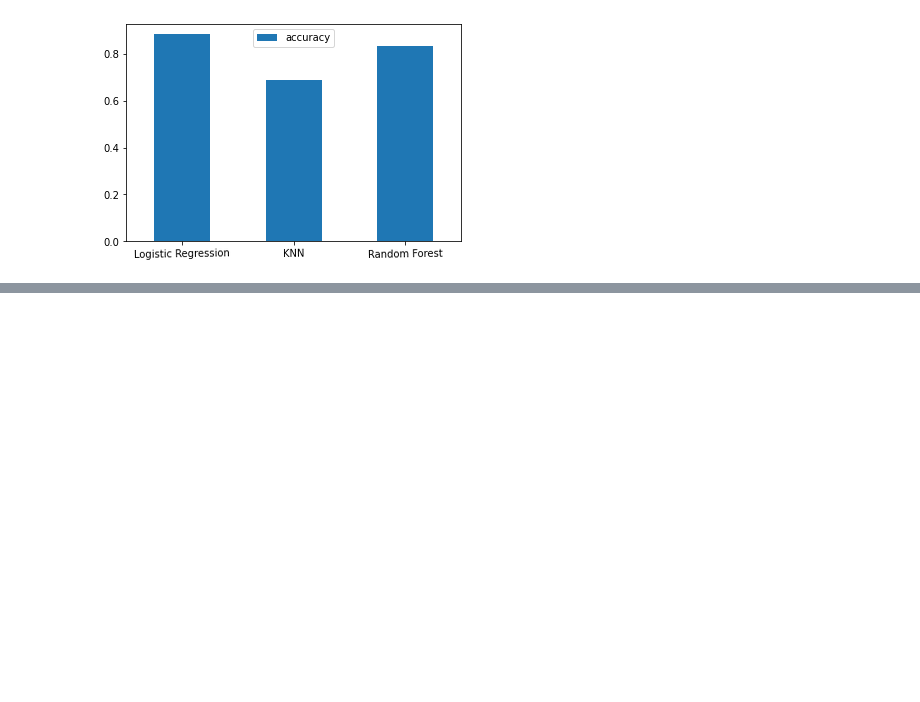
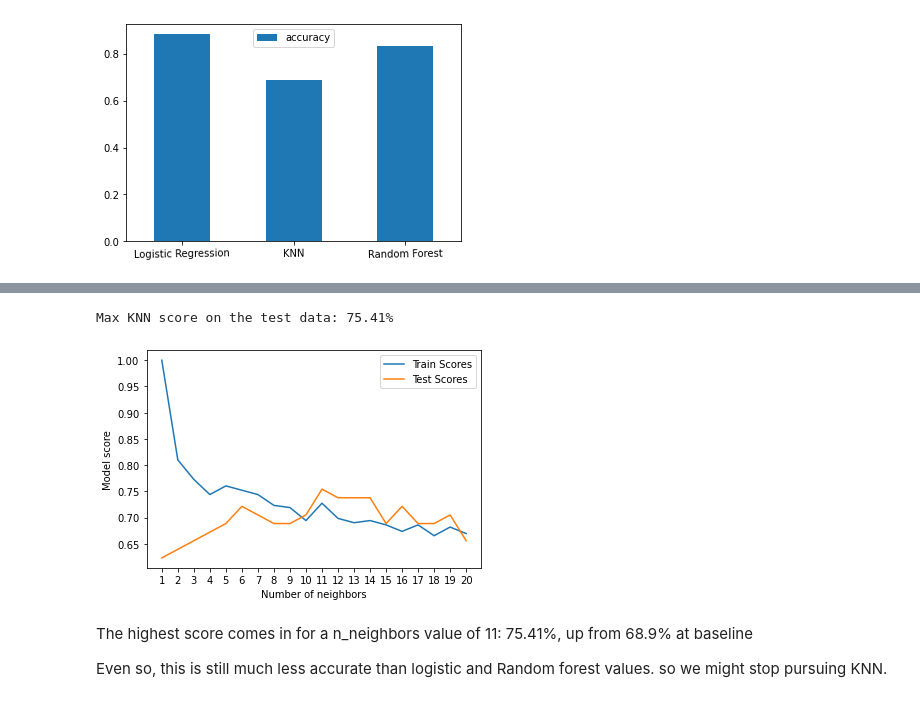
Before and after one commit to Ann-pixel/ML-heart-disease, a Jupyter notebook: Heart Disease- supervised/Heart-Disease-classification.ipynb, the cells around one changed output, grey strips where cells are left out. Saved outputs shown, nothing was run; the diff lists cells and outputs as text; code cells hidden in the pictures; blank space fills up the shorter version.

Commit message:
tuning hyperparameters

```diff
--- a/Heart Disease- supervised/Heart-Disease-classification.ipynb
+++ b/Heart Disease- supervised/Heart-Disease-classification.ipynb
@@ -441,0 +460,21 @@ plt.xticks(rotation= 1)
+# %%
+# Tuning KNN By hand
+train_scores= []
+test_scores =[]
+# Create a list of different values for n_neighbors
+neighbors = range(1, 21)
+
+#Set up KNN instance
+knn = KNeighborsClassifier()
+
+# Loop through diffrent n_neighbors
+for i in neighbors:
+    knn.set_params(n_neighbors = i)
+
+    #fit the model
+    knn.fit(X_train, y_train)
+    #score
+    train_scores.append(knn.score(X_train, y_train))
+    test_scores.append(knn.score(X_test, y_test))
+
+train_scores
@@ -441,0 +525,15 @@ plt.xticks(rotation= 1)
+# %%
+plt.plot(neighbors, train_scores, label="Train Scores")
+plt.plot(neighbors, test_scores, label= "Test Scores")
+plt.xticks(np.arange(1, 21, 1))
+plt.xlabel("Number of neighbors")
+plt.ylabel("Model score")
+plt.legend()
+print(f"Max KNN score on the test data: {max(test_scores)*100:.2f}%")
+# %% [output]
+Max KNN score on the test data: 75.41%
+[figure, added]
+# %% [markdown]
+The highest score comes in for a n_neighbors value of 11: 75.41%, up from 68.9% at baseline
+
+Even so, this is still much less accurate than logistic and Random forest values. so we might stop pursuing KNN.
```
Also changed, not shown: parts of 18 cells of this notebook.
